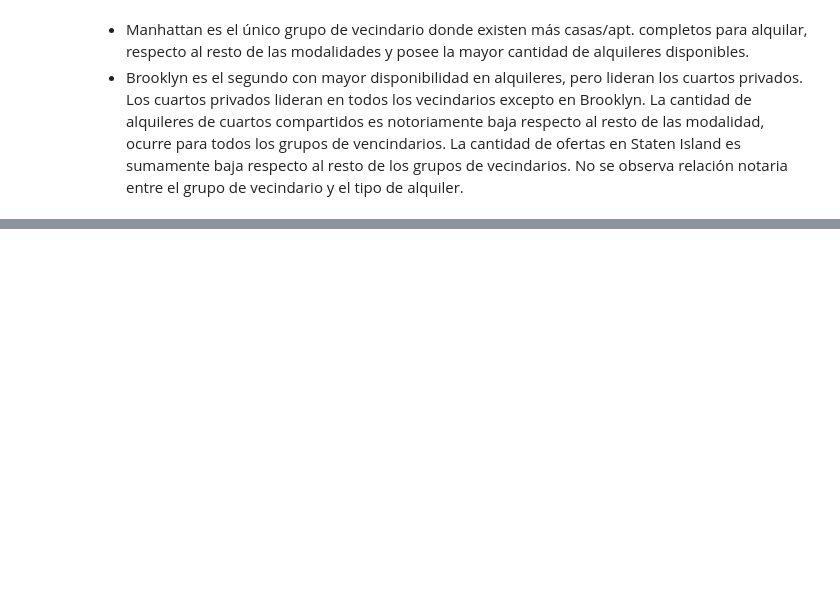
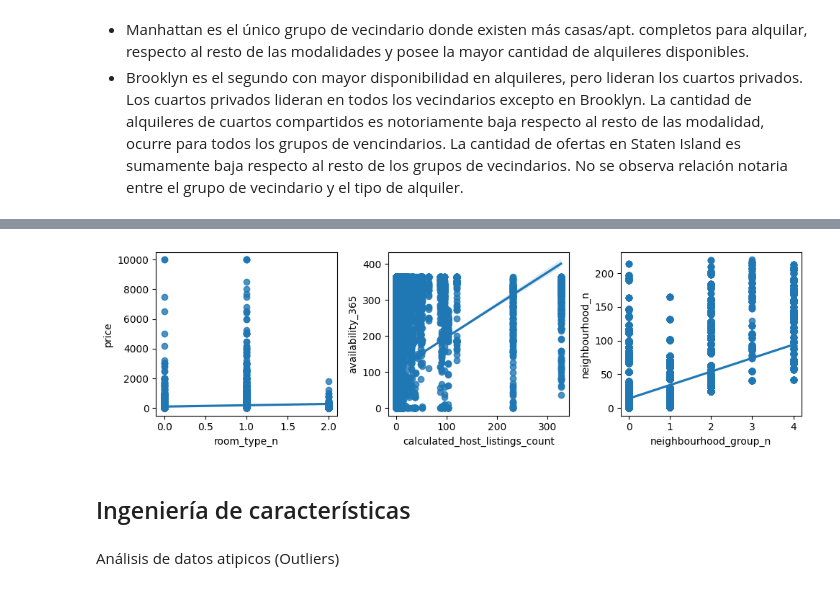
Before and after one commit to luiscmilano/machine-learning-python-template, a Jupyter notebook: src/explore.ipynb, the cells around one changed output, grey strips where cells are left out. Saved outputs shown, nothing was run; the diff lists cells and outputs as text; code cells hidden in the pictures; blank space fills up the shorter version.

Commit message:
Outliers

```diff
--- a/src/explore.ipynb
+++ b/src/explore.ipynb
@@ -378,0 +412,16 @@ No se observa relación notaria entre el grupo de vecindario y el tipo de alquil
+# %%
+fig, axis = plt.subplots(figsize = (10, 3), ncols = 3)
+
+sns.regplot(ax = axis[0], data = df, x = "room_type_n", y = "price")
+sns.regplot(ax = axis[1], data = df, x = "calculated_host_listings_count", y = "availability_365")
+sns.regplot(ax = axis[2], data = df, x = "neighbourhood_group_n", y = "neighbourhood_n")
+
+plt.tight_layout()
+
+plt.show()
+# %% [output]
+[figure, added]
+# %% [markdown]
+## Ingeniería de características
+# %% [markdown]
+Análisis de datos atipicos (Outliers)
```
Also changed, not shown: parts of 28 cells of this notebook.
